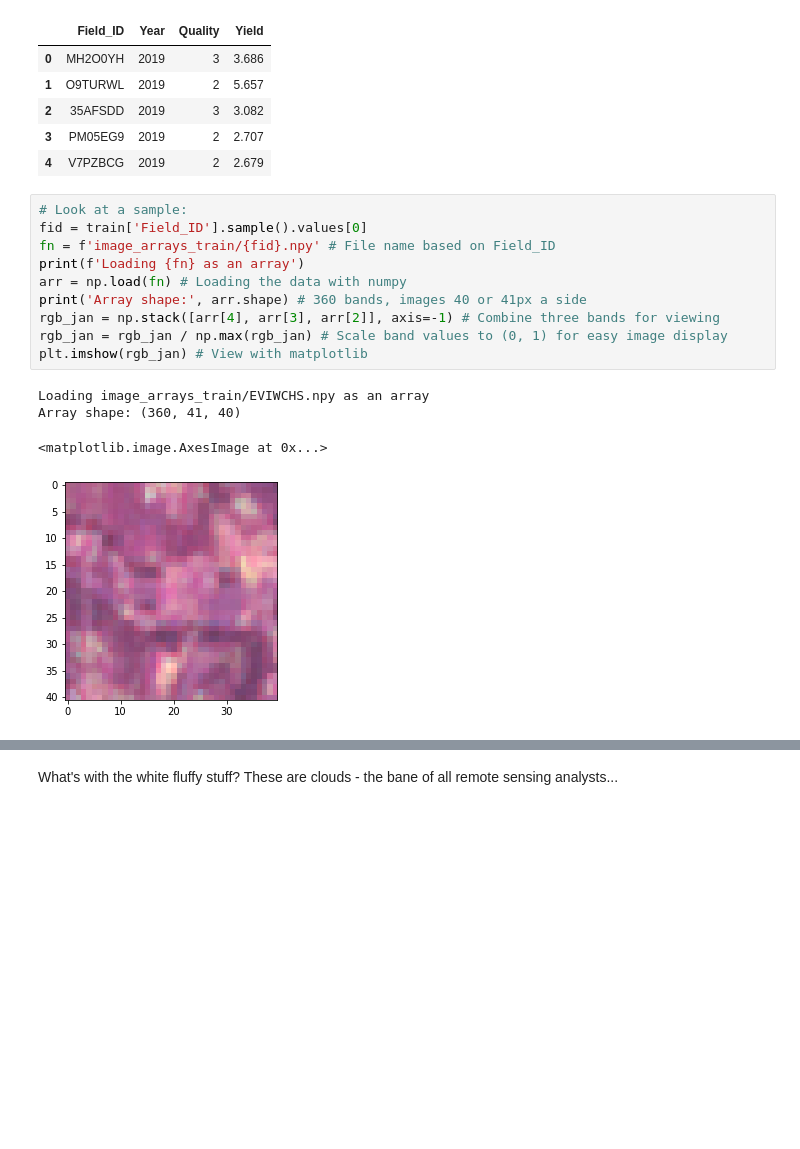
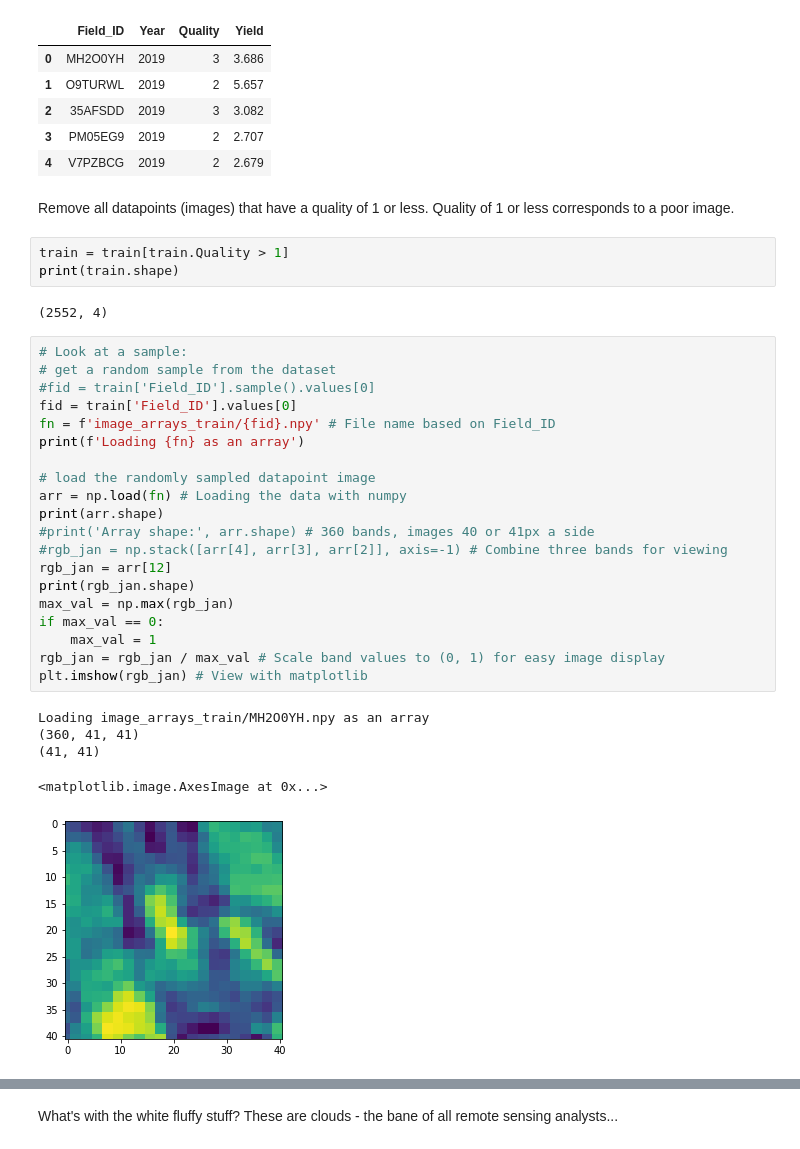
Before and after one commit to sam-ghala/CoRNN, a Jupyter notebook: data/Starter_Notebook_CGIAR_Yield_Estimation.ipynb, the cells around one changed output, grey strips where cells are left out. Cells and saved outputs as stored; diff of their text form; blank space fills up the shorter version.

```diff
--- a/data/Starter_Notebook_CGIAR_Yield_Estimation.ipynb
+++ b/data/Starter_Notebook_CGIAR_Yield_Estimation.ipynb
@@ -54,21 +60,39 @@ train.head()
 | 2 | 35AFSDD | 2019 | 3 | 3.082 |
 | 3 | PM05EG9 | 2019 | 2 | 2.707 |
 | 4 | V7PZBCG | 2019 | 2 | 2.679 |
+# %% [markdown]
+Remove all datapoints (images) that have a quality of 1 or less. Quality of 1 or less corresponds to a poor image.
+# %%
+train = train[train.Quality > 1]
+print(train.shape)
+# %% [output]
+(2552, 4)
 # %%
 # Look at a sample:
-fid = train['Field_ID'].sample().values[0]
+# get a random sample from the dataset
+#fid = train['Field_ID'].sample().values[0]
+fid = train['Field_ID'].values[0]
 fn = f'image_arrays_train/{fid}.npy' # File name based on Field_ID
 print(f'Loading {fn} as an array')
+
+# load the randomly sampled datapoint image
 arr = np.load(fn) # Loading the data with numpy
-print('Array shape:', arr.shape) # 360 bands, images 40 or 41px a side
-rgb_jan = np.stack([arr[4], arr[3], arr[2]], axis=-1) # Combine three bands for viewing
-rgb_jan = rgb_jan / np.max(rgb_jan) # Scale band values to (0, 1) for easy image display
+print(arr.shape)
+#print('Array shape:', arr.shape) # 360 bands, images 40 or 41px a side
+#rgb_jan = np.stack([arr[4], arr[3], arr[2]], axis=-1) # Combine three bands for viewing
+rgb_jan = arr[12]
+print(rgb_jan.shape)
+max_val = np.max(rgb_jan)
+if max_val == 0:
+    max_val = 1
+rgb_jan = rgb_jan / max_val # Scale band values to (0, 1) for easy image display
 plt.imshow(rgb_jan) # View with matplotlib
 # %% [output]
-Loading image_arrays_train/EVIWCHS.npy as an array
-Array shape: (360, 41, 40)
+Loading image_arrays_train/MH2O0YH.npy as an array
+(360, 41, 41)
+(41, 41)
 <matplotlib.image.AxesImage at 0x...>
-[figure, old version]
+[figure, new version]
 # %%
 # View false colour images from each month in the year:
 fig, axs = plt.subplots(3, 4, figsize=(12, 8), facecolor='w', edgecolor='k')
```
Also changed, not shown: parts of 15 cells of this notebook.
